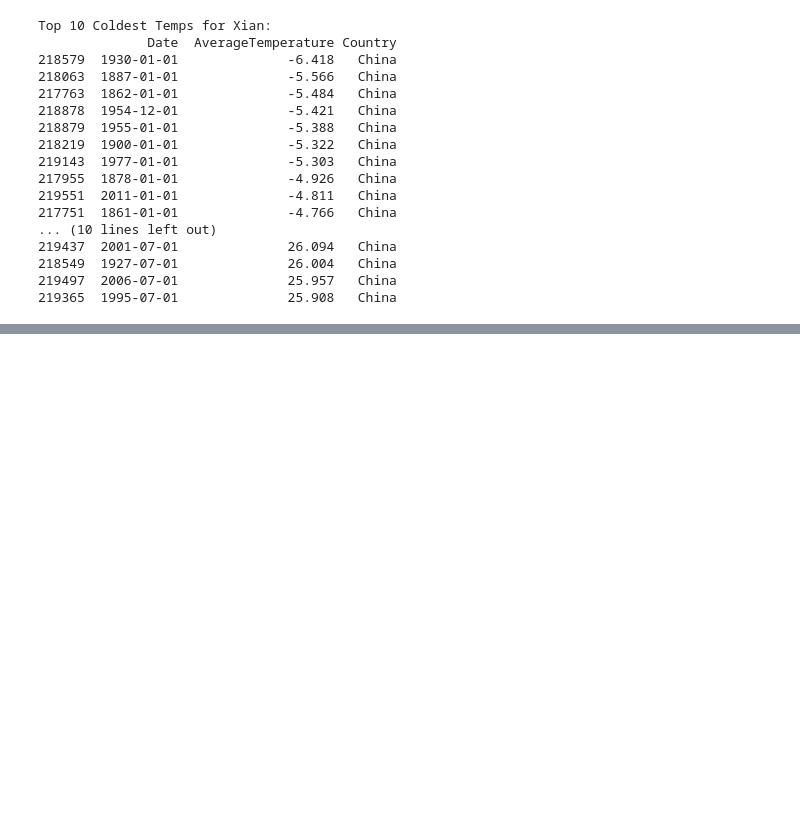
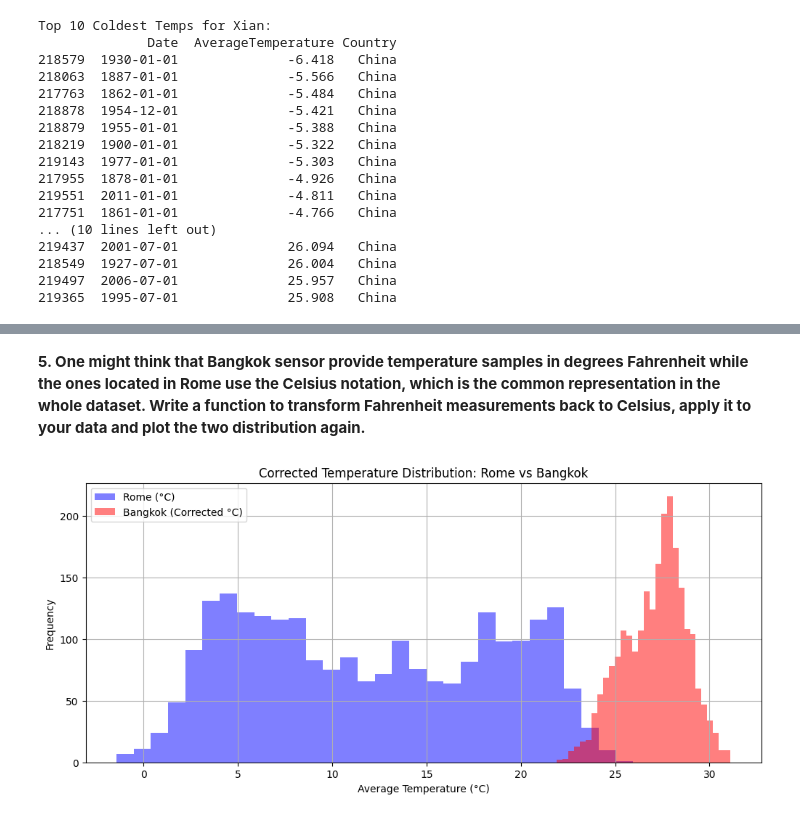
Before and after one commit to taha-kms/DSE_POLITO, a Jupyter notebook: DSL_LAB_2/dsl-lab-2.ipynb, the cells around one changed output, grey strips where cells are left out. Drawn from its saved outputs; the diff is of its cells as text; code cells hidden in the pictures; blank space fills up the shorter version.

```diff
--- a/DSL_LAB_2/dsl-lab-2.ipynb
+++ b/DSL_LAB_2/dsl-lab-2.ipynb
@@ -108,0 +139,28 @@ Top 10 Coldest Temps for Xian:
+# %% [markdown]
+**5. One might think that Bangkok sensor provide temperature samples in degrees Fahrenheit while
+the ones located in Rome use the Celsius notation, which is the common representation in the whole
+dataset. Write a function to transform Fahrenheit measurements back to Celsius, apply it to your
+data and plot the two distribution again.**
+# %%
+# Function to convert Fahrenheit to Celsius
+def fahrenheit_to_celsius(temp_f):
+    return (temp_f - 32) * 5/9
+
+
+# Convert Bangkok's temperature from Fahrenheit to Celsius
+bangkok_data_corrected = bangkok_data.apply(fahrenheit_to_celsius)
+
+# Plot corrected histograms
+plt.figure(figsize=(12, 5))
+
+plt.hist(rome_data, bins=30, alpha=0.5, label="Rome (°C)", color="blue")
+plt.hist(bangkok_data_corrected, bins=30, alpha=0.5, label="Bangkok (Corrected °C)", color="red")
+
+plt.xlabel("Average Temperature (°C)")
+plt.ylabel("Frequency")
+plt.title("Corrected Temperature Distribution: Rome vs Bangkok")
+plt.legend()
+plt.grid(True)
+plt.show()
+# %% [output]
+[figure, added]
```
Also changed, not shown: parts of 3 cells of this notebook.
